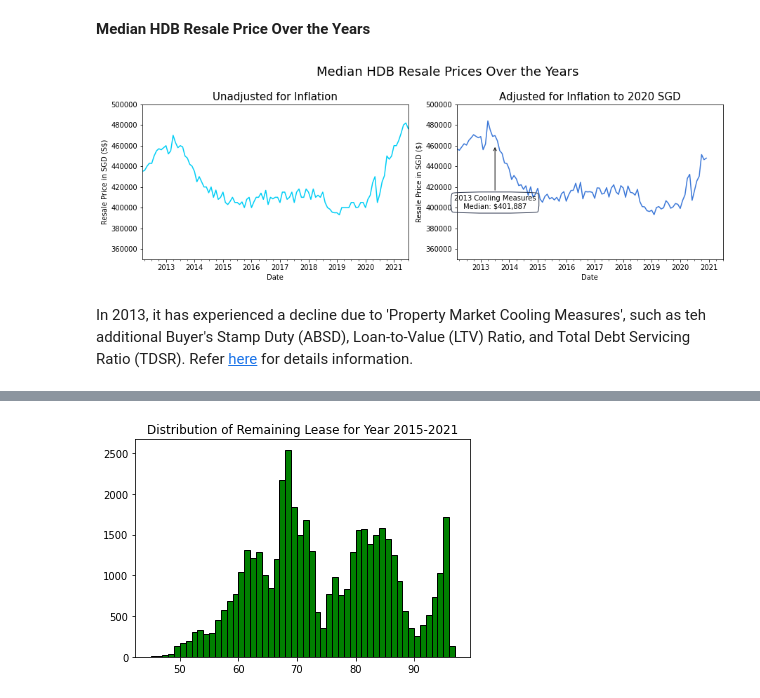
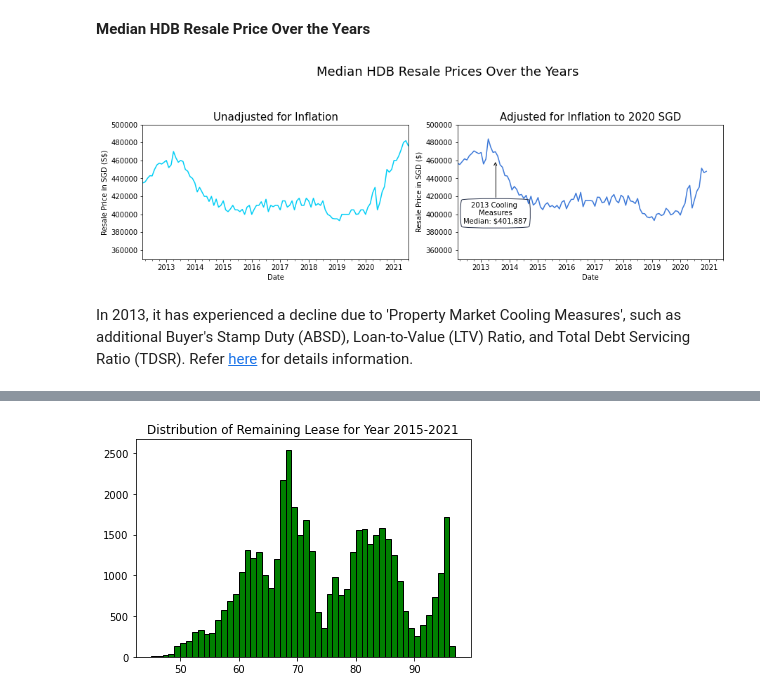
Before and after one commit to SinJoMu/SPORE_HDB_Resale, a Jupyter notebook: Capstone_Project.ipynb, the cells around one changed output, grey strips where cells are left out. Drawn from its saved outputs; the diff is of its cells as text; code cells hidden in the pictures.

```diff
--- a/Capstone_Project.ipynb
+++ b/Capstone_Project.ipynb
@@ -269,27 +269,27 @@ hdbprice['real_price'] = (hdbprice['resale_price'] / hdbprice['cpi']) * 100
 # %%
 fig = plt.figure(figsize=(14,4.5))
 fig.suptitle('Median HDB Resale Prices Over the Years', fontsize=18)
 ax1 = fig.add_subplot(121)
 hdbprice.groupby('month')[['resale_price']].median().plot(ax=ax1, color='#00cef6', legend=None)
 ax1.set_xlabel('Date'), ax1.set_ylabel('Resale Price in SGD (S$)'), ax1.set_ylim(350000, 500000),
 ax1.set_title('Unadjusted for Inflation', size =15)
 
 #adjusted
 ax2 = fig.add_subplot(122)
 hdbprice.groupby('month')[['real_price']].median().plot(ax=ax2, color='#3c78d8', legend=None)
 ax2.set_xlabel('Date'), ax2.set_ylabel('Resale Price in SGD ($)'), ax2.set_ylim(350000, 500000),
 ax2.set_title('Adjusted for Inflation to 2020 SGD', size=15)
-ax2.annotate('2013 Cooling Measures\nMedian: $401,887', xy=('2013-07-01',460000), xycoords='data',
-    bbox=dict(boxstyle="round4,pad=.5", fc="none", ec="#28324a"), xytext=(0,-90), textcoords='offset points', ha='center',
+ax2.annotate('2013 Cooling \nMeasures\nMedian: $401,887', xy=('2013-07-01',460000), xycoords='data',
+    bbox=dict(boxstyle="round4,pad=0.5", fc="none", ec="#28324a"), xytext=(0,-90), textcoords='offset points', ha='center',
     arrowprops=dict(arrowstyle="->", connectionstyle="angle,angleA=0,angleB=90,rad=20"))
 plt.tight_layout(rect=[0, 0, 0.9, 0.9])
 
 plt.show()
 #prices.set_index('month').loc['1997']['real_price'].median()
 # %% [output]
-[figure, old version]
+[figure, new version]
 # %% [markdown]
-In 2013, it has experienced a decline due to 'Property Market Cooling Measures', such as teh additional Buyer's Stamp Duty (ABSD), Loan-to-Value (LTV) Ratio, and Total Debt Servicing Ratio (TDSR). Refer [here](https://www.srx.com.sg/cooling-measures) for details information.
+In 2013, it has experienced a decline due to 'Property Market Cooling Measures', such as additional Buyer's Stamp Duty (ABSD), Loan-to-Value (LTV) Ratio, and Total Debt Servicing Ratio (TDSR). Refer [here](https://www.srx.com.sg/cooling-measures) for details information.
 # %%
 # Convert remaining_lease to number of years
 
```
Also changed, not shown: parts of 32 cells of this notebook.
